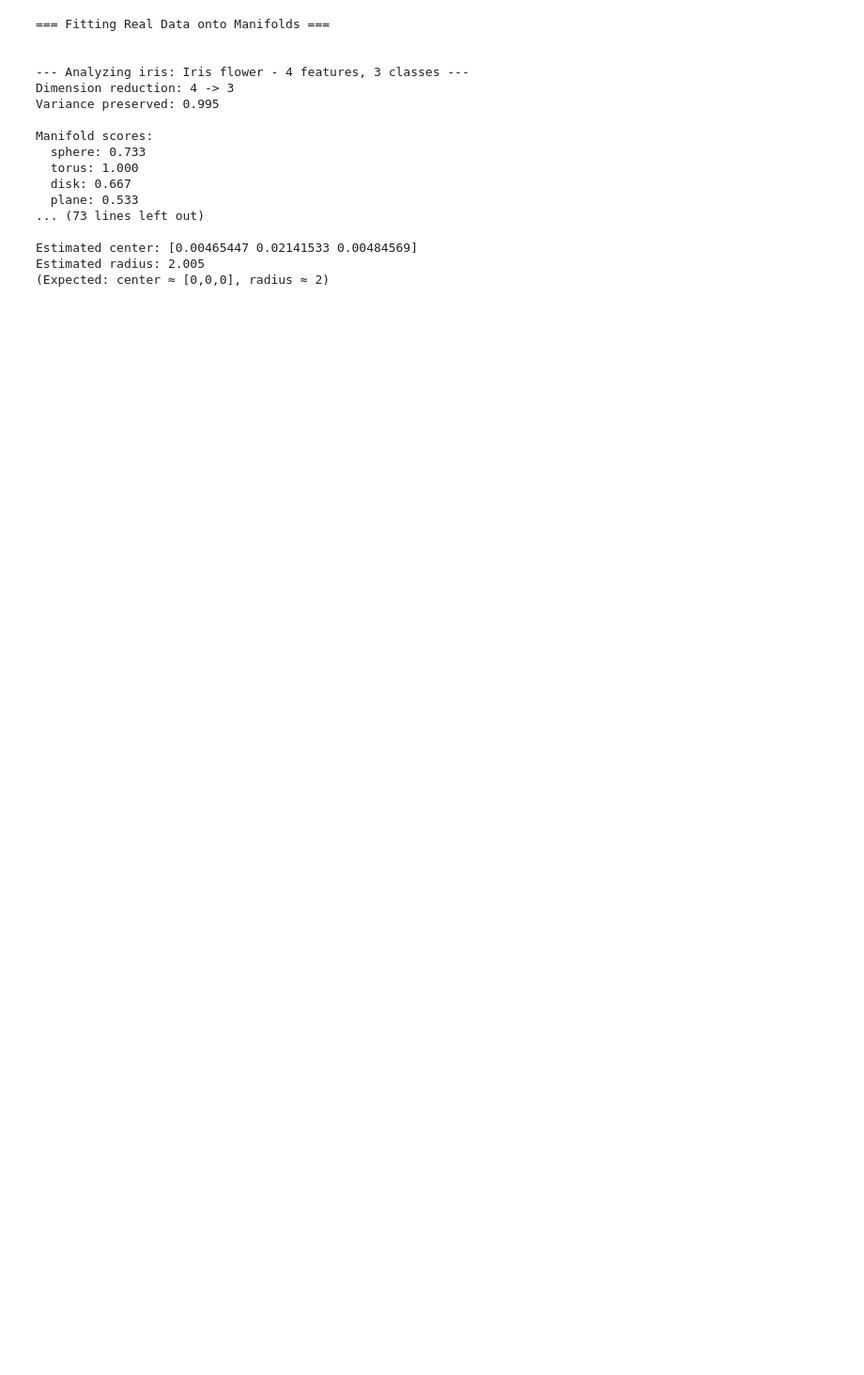
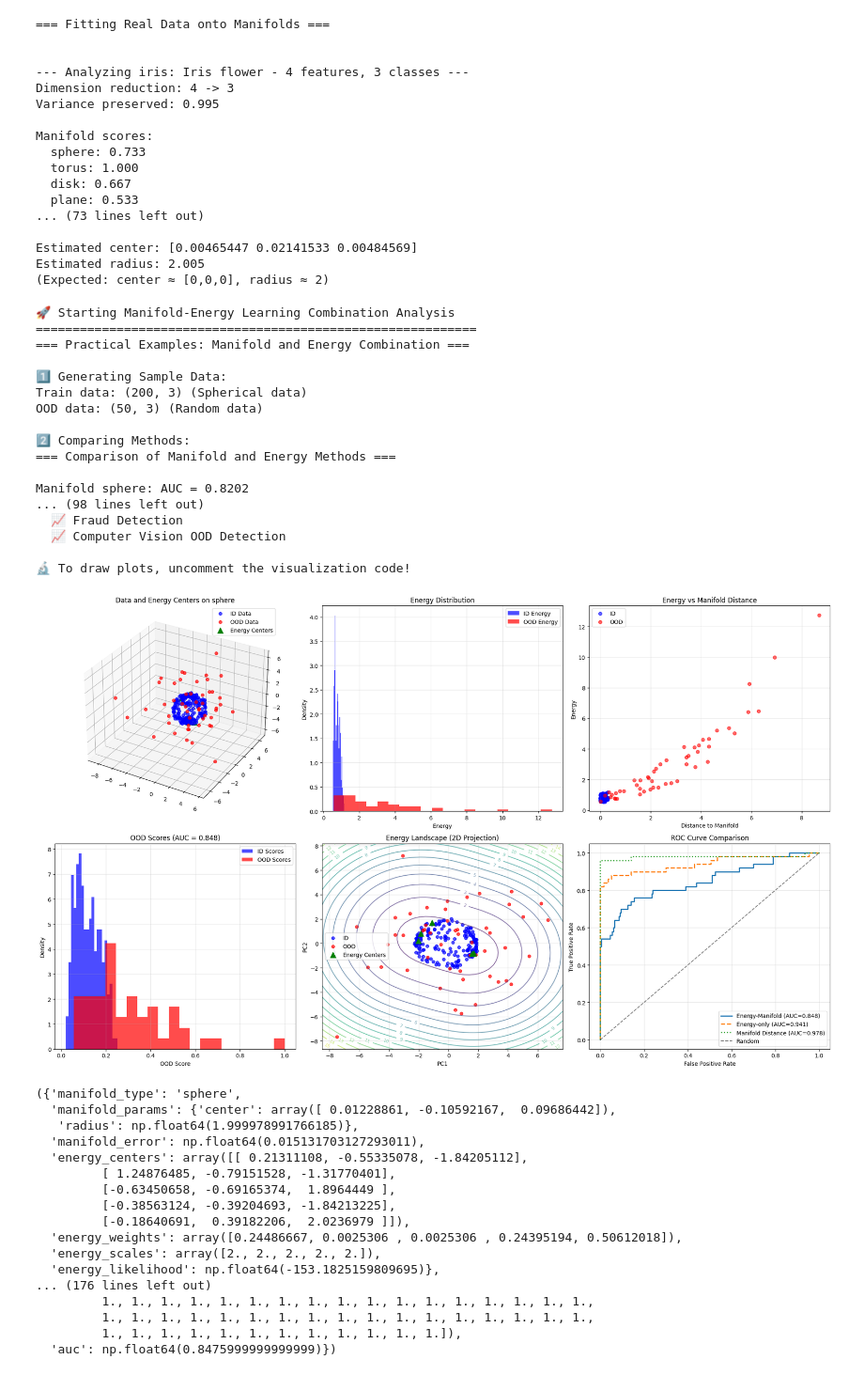
Before and after one commit to maralkh/Manifold-Learning, a Jupyter notebook: src/manifold_learning.ipynb, the cells around one changed output. Shown at 94% size. Drawn from its saved outputs; the diff is of its cells as text; code cells hidden in the pictures; blank space fills up the shorter version.

Commit message:
energy based learning

```diff
--- a/src/manifold_learning.ipynb
+++ b/src/manifold_learning.ipynb
@@ -124,3 +124,81 @@ Manifold scores:
 Estimated center: [0.00465447 0.02141533 0.00484569]
 Estimated radius: 2.005
 (Expected: center ≈ [0,0,0], radius ≈ 2)
+# %%
+
+from energy_learning import *
+
+print("🚀 Starting Manifold-Energy Learning Combination Analysis")
+print("=" * 60)
+
+# Practical examples
+detailed_results, best_manifold, train_data, ood_data = practical_examples()
+
+# Advanced analysis
+energy_model, stability = advanced_energy_analysis()
+
+print(f"\n" + "=" * 60)
+print("📊 Final Summary")
+print("=" * 60)
+
+if detailed_results and best_manifold:
+    print(f"✅ Best manifold: {best_manifold}")
+    print(f"✅ AUC of the best model: {detailed_results[best_manifold]['ood_auc']:.4f}")
+
+if stability:
+    print(f"✅ Model Stability: {np.mean(stability):.4f} ± {np.std(stability):.4f}")
+
+print(f"\n💡 Conclusion:")
+print(f"  🔹 Combining manifold and energy is better than separate methods")
+print(f"  🔹 Choosing the right manifold is very important")
+print(f"  🔹 The number of energy centers has a significant impact")
+print(f"  🔹 A stable and reliable method")
+
+print(f"\n🎯 Practical Applications:")
+print(f"  📈 Anomaly Detection in complex systems")
+print(f"  📈 Quality Control in manufacturing")
+print(f"  📈 Medical Diagnosis")
+print(f"  📈 Fraud Detection")
+print(f"  📈 Computer Vision OOD Detection")
+
+print(f"\n🔬 To draw plots, uncomment the visualization code!")
+
+# To draw:
+integrator = ManifoldEnergyIntegration()
+integrator.visualize_manifold_energy(train_data, ood_data, 'sphere')
+# %% [output]
+🚀 Starting Manifold-Energy Learning Combination Analysis
+============================================================
+=== Practical Examples: Manifold and Energy Combination ===
+
+1️⃣ Generating Sample Data:
+Train data: (200, 3) (Spherical data)
+OOD data: (50, 3) (Random data)
+
+2️⃣ Comparing Methods:
+=== Comparison of Manifold and Energy Methods ===
+
+Manifold sphere: AUC = 0.8202
+... (98 lines left out)
+  📈 Fraud Detection
+  📈 Computer Vision OOD Detection
+
+🔬 To draw plots, uncomment the visualization code!
+[figure, added]
+({'manifold_type': 'sphere',
+  'manifold_params': {'center': array([ 0.01228861, -0.10592167,  0.09686442]),
+   'radius': np.float64(1.999978991766185)},
+  'manifold_error': np.float64(0.015131703127293011),
+  'energy_centers': array([[ 0.21311108, -0.55335078, -1.84205112],
+         [ 1.24876485, -0.79151528, -1.31770401],
+         [-0.63450658, -0.69165374,  1.8964449 ],
+         [-0.38563124, -0.39204693, -1.84213225],
+         [-0.18640691,  0.39182206,  2.0236979 ]]),
+  'energy_weights': array([0.24486667, 0.0025306 , 0.0025306 , 0.24395194, 0.50612018]),
+  'energy_scales': array([2., 2., 2., 2., 2.]),
+  'energy_likelihood': np.float64(-153.1825159809695)},
+... (176 lines left out)
+         1., 1., 1., 1., 1., 1., 1., 1., 1., 1., 1., 1., 1., 1., 1., 1., 1.,
+         1., 1., 1., 1., 1., 1., 1., 1., 1., 1., 1., 1., 1., 1., 1., 1., 1.,
+         1., 1., 1., 1., 1., 1., 1., 1., 1., 1., 1., 1.]),
+  'auc': np.float64(0.8475999999999999)})
```
Also changed, not shown: 1 other file.
